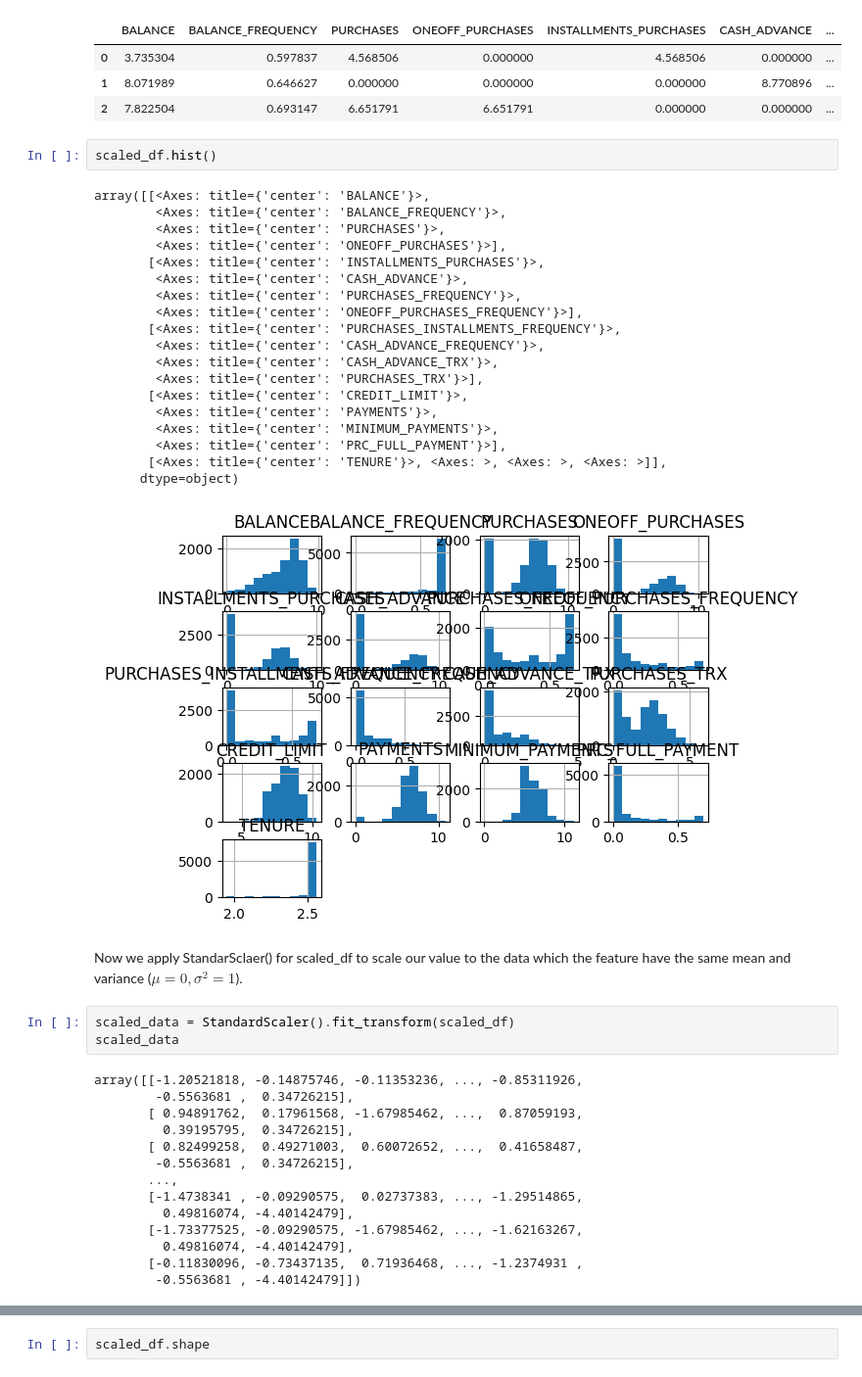
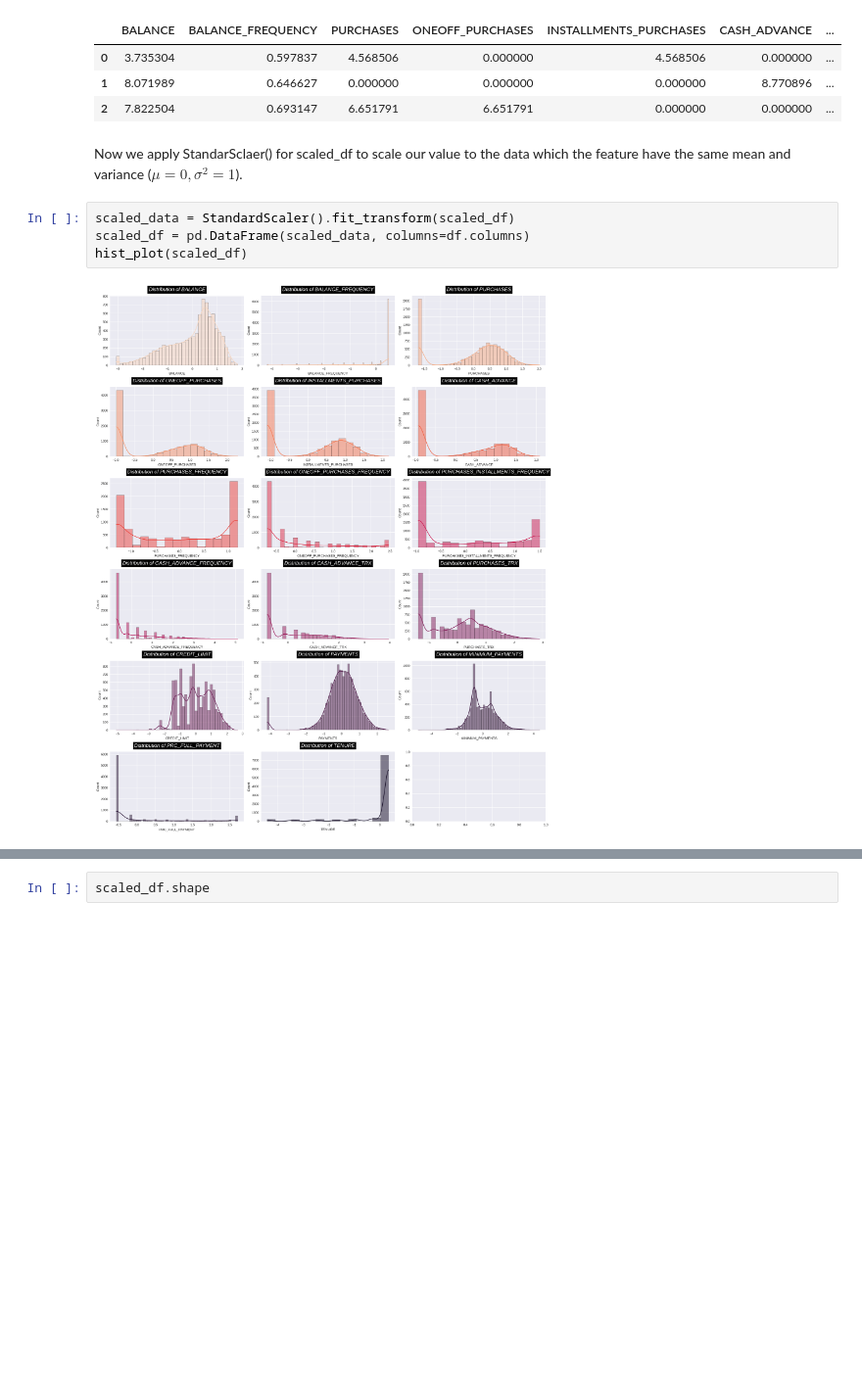
Before and after one commit to ttnghii/Machine-Learning-Basics-Models, a Jupyter notebook: 4- KMeans/ClusteredCustomer_KMeans.ipynb, the cells around one changed output, grey strips where cells are left out. Shown at 98% size. Saved outputs shown, nothing was run; the diff lists cells and outputs as text; blank space fills up the shorter version.

```diff
--- a/4- KMeans/ClusteredCustomer_KMeans.ipynb
+++ b/4- KMeans/ClusteredCustomer_KMeans.ipynb
@@ -151,44 +236,11 @@ scaled_df.head(3)
 | 0 | 3.735304 | 0.597837 | 4.568506 | 0.000000 | 4.568506 | 0.000000 | ... |
 | 1 | 8.071989 | 0.646627 | 0.000000 | 0.000000 | 0.000000 | 8.770896 | ... |
 | 2 | 7.822504 | 0.693147 | 6.651791 | 6.651791 | 0.000000 | 0.000000 | ... |
-# %%
-scaled_df.hist()
-# %% [output]
-array([[<Axes: title={'center': 'BALANCE'}>,
-        <Axes: title={'center': 'BALANCE_FREQUENCY'}>,
-        <Axes: title={'center': 'PURCHASES'}>,
-        <Axes: title={'center': 'ONEOFF_PURCHASES'}>],
-       [<Axes: title={'center': 'INSTALLMENTS_PURCHASES'}>,
-        <Axes: title={'center': 'CASH_ADVANCE'}>,
-        <Axes: title={'center': 'PURCHASES_FREQUENCY'}>,
-        <Axes: title={'center': 'ONEOFF_PURCHASES_FREQUENCY'}>],
-       [<Axes: title={'center': 'PURCHASES_INSTALLMENTS_FREQUENCY'}>,
-        <Axes: title={'center': 'CASH_ADVANCE_FREQUENCY'}>,
-        <Axes: title={'center': 'CASH_ADVANCE_TRX'}>,
-        <Axes: title={'center': 'PURCHASES_TRX'}>],
-       [<Axes: title={'center': 'CREDIT_LIMIT'}>,
-        <Axes: title={'center': 'PAYMENTS'}>,
-        <Axes: title={'center': 'MINIMUM_PAYMENTS'}>,
-        <Axes: title={'center': 'PRC_FULL_PAYMENT'}>],
-       [<Axes: title={'center': 'TENURE'}>, <Axes: >, <Axes: >, <Axes: >]],
-      dtype=object)
-[figure, removed]
 # %% [markdown]
 Now we apply StandarSclaer() for scaled_df to scale our value to the data which the feature have the same mean and variance ($\mu = 0, \sigma^2=1$).
 # %%
 scaled_data = StandardScaler().fit_transform(scaled_df)
-scaled_data
+scaled_df = pd.DataFrame(scaled_data, columns=df.columns)
+hist_plot(scaled_df)
 # %% [output]
-array([[-1.20521818, -0.14875746, -0.11353236, ..., -0.85311926,
-        -0.5563681 ,  0.34726215],
-       [ 0.94891762,  0.17961568, -1.67985462, ...,  0.87059193,
-         0.39195795,  0.34726215],
-       [ 0.82499258,  0.49271003,  0.60072652, ...,  0.41658487,
-        -0.5563681 ,  0.34726215],
-       ...,
-       [-1.4738341 , -0.09290575,  0.02737383, ..., -1.29514865,
-         0.49816074, -4.40142479],
-       [-1.73377525, -0.09290575, -1.67985462, ..., -1.62163267,
-         0.49816074, -4.40142479],
-       [-0.11830096, -0.73437135,  0.71936468, ..., -1.2374931 ,
-        -0.5563681 , -4.40142479]])
+[figure, added]
```
Also changed, not shown: parts of 61 cells of this notebook.
